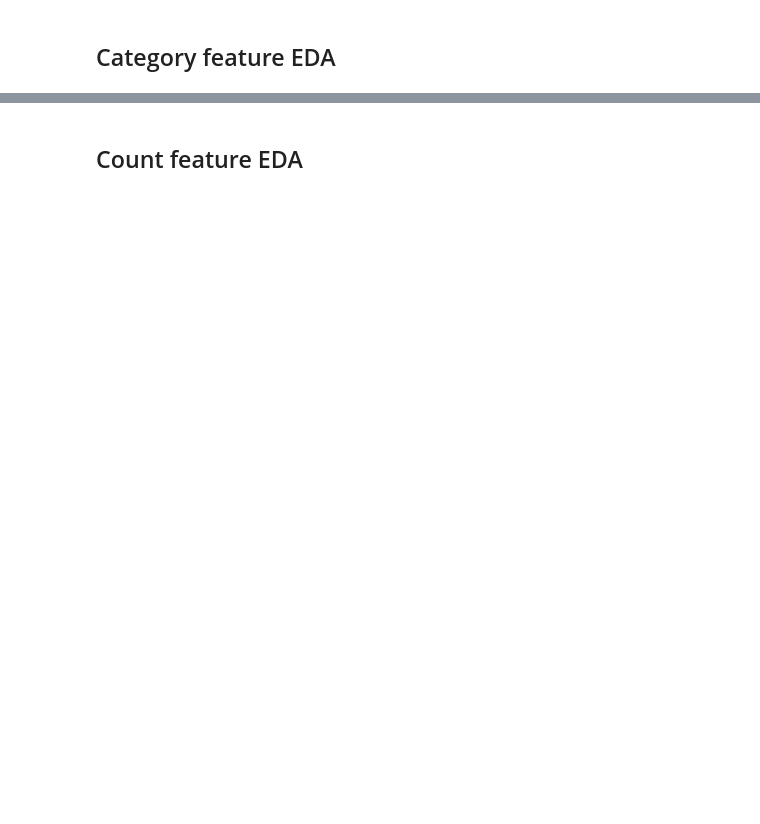
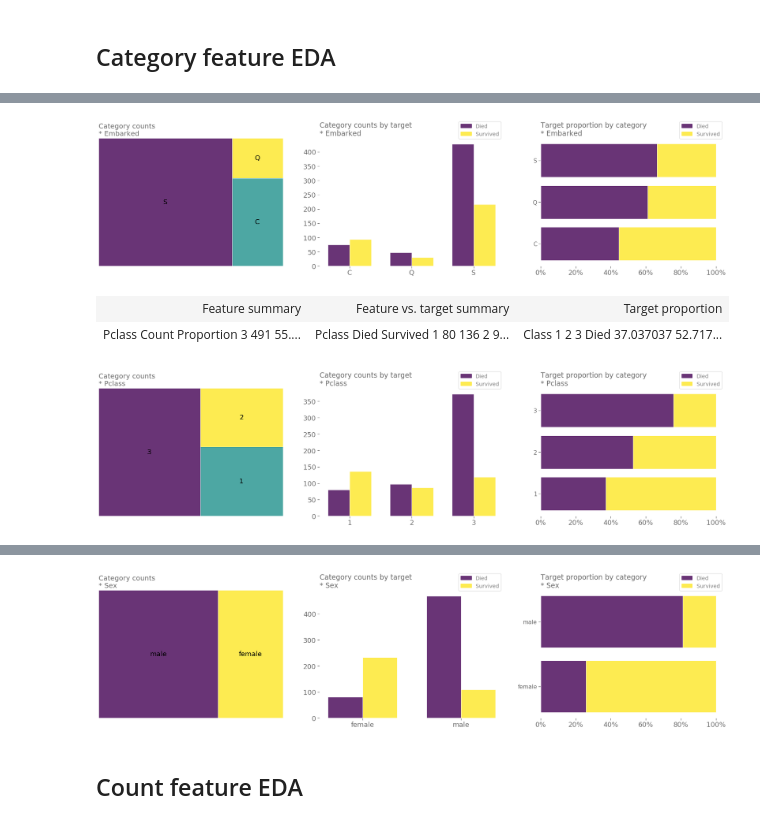
Before and after one commit to sudhu26/data-science-portfolio, a Jupyter notebook: kaggle/Titanic/kernel.ipynb, the cells around one changed output, grey strips where cells are left out. Saved outputs shown, nothing was run; the diff lists cells and outputs as text; code cells hidden in the pictures; blank space fills up the shorter version.

```diff
--- a/kaggle/Titanic/kernel.ipynb
+++ b/kaggle/Titanic/kernel.ipynb
@@ -176,5 +215,6 @@ for feature in train.data.feature_by_mlm_dtype["category"]:
         feature=feature,
         level_count_cap=10,
         legend_labels=["Died","Survived"],
-        chart_prop=15
+        chart_scale=15
     )
+# %% [output]
@@ -180,0 +223,4 @@ for feature in train.data.feature_by_mlm_dtype["category"]:
+[figure, added]
+| Feature summary | Feature vs. target summary | Target proportion |
+| Pclass Count Proportion 3 491 55.... | Pclass Died Survived 1 80 136 2 9... | Class 1 2 3 Died 37.037037 52.717... |
+[figure, added]
@@ -181,3 +229,4 @@ for feature in train.data.feature_by_mlm_dtype["category"]:
+[figure, added]
 # %% [markdown]
 ## Count feature EDA
 # %% [markdown]
```
Also changed, not shown: parts of 52 cells of this notebook, 18 other files.
